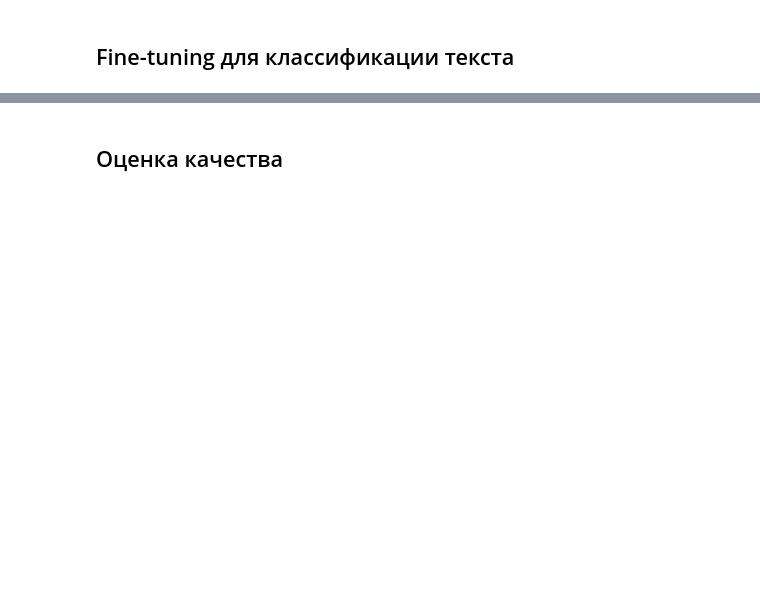
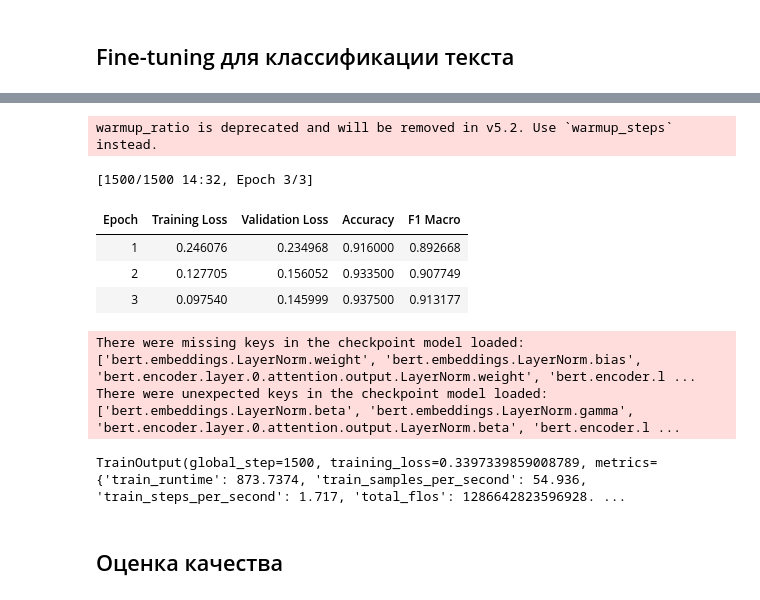
Before and after one commit to pshqd/art_ing_course, a Jupyter notebook: homeworks/HW13/HW13.ipynb, the cells around one changed output, grey strips where cells are left out. Saved outputs shown, nothing was run; the diff lists cells and outputs as text; code cells hidden in the pictures; blank space fills up the shorter version.

```diff
--- a/homeworks/HW13/HW13.ipynb
+++ b/homeworks/HW13/HW13.ipynb
@@ -437,3 +499,48 @@ print(f"Только в модели: {only_in_model}  ← лишние клас
+# %%
+training_args = TrainingArguments(
+    output_dir           = "./checkpoints",
+    num_train_epochs     = NUM_EPOCHS,
+    per_device_train_batch_size = BATCH_SIZE,
+    per_device_eval_batch_size  = BATCH_SIZE,
+    learning_rate        = LR,
+    weight_decay         = 0.01,
+    warmup_ratio         = 0.1,           # 10% шагов — разогрев LR
+
+    # ── Ключевое: выбор лучшей модели по validation ────
+    eval_strategy        = "epoch",       # оцениваем после каждой эпохи
+    save_strategy        = "epoch",       # сохраняем чекпойнт после каждой эпохи
+    metric_for_best_model= "f1_macro",    # критерий выбора лучшего чекпойнта
+    greater_is_better    = True,
+    load_best_model_at_end = True,        # в конце загрузить лучший чекпойнт
+
+    save_total_limit     = 2,             # хранить не более 2 чекпойнтов
+    logging_steps        = 50,
+    seed                 = 42,
+    report_to            = "none",        # отключаем wandb/tensorboard
+)
+
+trainer = Trainer(
+    model           = model,
+    args            = training_args,
+    train_dataset   = tokenized["train"],
+    eval_dataset    = tokenized["validation"],
+    processing_class = tokenizer,
+    data_collator   = DataCollatorWithPadding(tokenizer),  # динамический padding
+    compute_metrics = compute_metrics,
+)
+
+# ── Обучение ───────────────────────────────────────────────
+trainer.train()
+# %% [output]
+warmup_ratio is deprecated and will be removed in v5.2. Use `warmup_steps` instead.
+[1500/1500 14:32, Epoch 3/3]
+| Epoch | Training Loss | Validation Loss | Accuracy | F1 Macro |
+| 1 | 0.246076 | 0.234968 | 0.916000 | 0.892668 |
+| 2 | 0.127705 | 0.156052 | 0.933500 | 0.907749 |
+| 3 | 0.097540 | 0.145999 | 0.937500 | 0.913177 |
+There were missing keys in the checkpoint model loaded: ['bert.embeddings.LayerNorm.weight', 'bert.embeddings.LayerNorm.bias', 'bert.encoder.layer.0.attention.output.LayerNorm.weight', 'bert.encoder.l ...
+There were unexpected keys in the checkpoint model loaded: ['bert.embeddings.LayerNorm.beta', 'bert.embeddings.LayerNorm.gamma', 'bert.encoder.layer.0.attention.output.LayerNorm.beta', 'bert.encoder.l ...
+TrainOutput(global_step=1500, training_loss=0.3397339859008789, metrics={'train_runtime': 873.7374, 'train_samples_per_second': 54.936, 'train_steps_per_second': 1.717, 'total_flos': 1286642823596928. ...
 # %% [markdown]
 ## Оценка качества
 # %%
```
Also changed, not shown: parts of 16 cells of this notebook, 10 other files.
